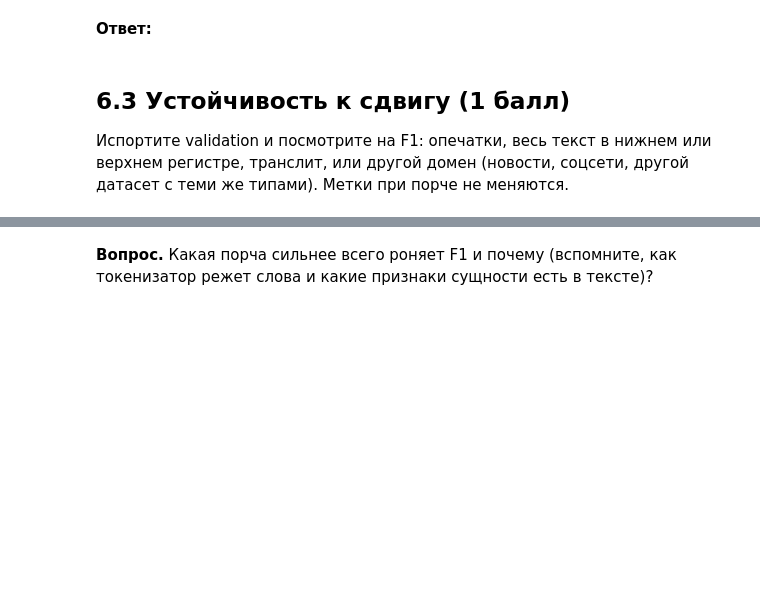
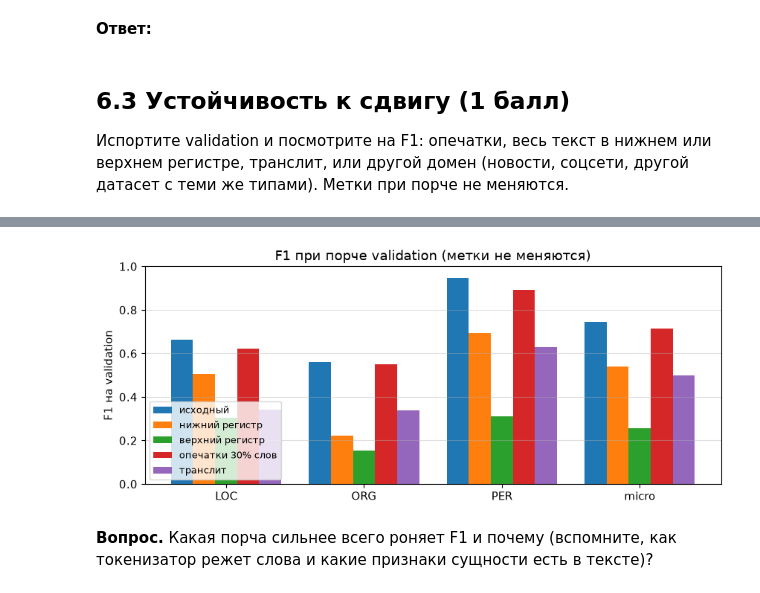
Before and after one commit to paulhowever/dl_2026_j3310_ai, a Jupyter notebook: hw2/hw2_nlp.ipynb, the cells around one changed output, grey strips where cells are left out. Cells and saved outputs as stored; diff of their text form; code cells hidden in the pictures; blank space fills up the shorter version.

Commit message:
Бонусы 6.1–6.5

```diff
--- a/hw2/hw2_nlp.ipynb
+++ b/hw2/hw2_nlp.ipynb
@@ -114,7 +114,7 @@ print(device, DEVICE_NAME)
 mps mps
 # %%
 FAST_MODE = False   # True - отладка, False - финальный прогон
-BONUS_TASKS = set()   # например {'6.3', '6.5'}; пустое множество отключает все бонусы
+BONUS_TASKS = {'6.1', '6.2', '6.3', '6.4', '6.5'}   # пустое множество отключает все бонусы
 assert BONUS_TASKS <= {'6.1', '6.2', '6.3', '6.4', '6.5'}
 
 SEED = 0
@@ -1232,5 +1542,84 @@ if '6.2' in BONUS_TASKS:
 Испортите validation и посмотрите на F1: опечатки, весь текст в нижнем или верхнем регистре, транслит, или другой домен (новости, соцсети, другой датасет с теми же типами). Метки при порче не меняются.
 # %%
 if '6.3' in BONUS_TASKS:
-    # ваш код
-    raise NotImplementedError
+    CYR = 'абвгдеёжзийклмнопрстуфхцчшщъыьэюя'
+    LAT = 'abcdefghijklmnopqrstuvwxyz'
+    TRANSLIT = dict(zip(CYR, ['a', 'b', 'v', 'g', 'd', 'e', 'e', 'zh', 'z', 'i', 'y', 'k', 'l', 'm', 'n', 'o', 'p', 'r', 's', 't',
+                              'u', 'f', 'kh', 'ts', 'ch', 'sh', 'shch', '', 'y', '', 'e', 'yu', 'ya']))
+
+    def translit(word):
+        # упрощенная латиница (близко к загранпаспорту): ъ и ь пропадают, заглавные буквы остаются заглавными
+        out = ''.join((TRANSLIT[c.lower()].capitalize() if c.isupper() else TRANSLIT[c]) if c.lower() in TRANSLIT else c
+                      for c in word)
+        return out or word
+
+    def typo(word, rng):
+        # одна правка внутри слова (первая и последняя буквы на месте): перестановка соседних, пропуск, удвоение или замена
+        i = rng.randrange(1, len(word) - 1)
+        op = rng.choice(['swap', 'drop', 'double', 'replace'])
+        if op == 'swap':
+            return word[:i] + word[i + 1] + word[i] + word[i + 2:]
+        if op == 'drop':
+            return word[:i] + word[i + 1:]
+        if op == 'double':
+            return word[:i] + word[i] + word[i:]
+        alphabet = CYR if word[i].lower() in CYR else LAT
+        new = rng.choice(alphabet.replace(word[i].lower(), ''))
+        return word[:i] + (new.upper() if word[i].isupper() else new) + word[i + 1:]
+
+    TYPO_RATE = 0.3
+    corruptions = {
+        'исходный': lambda ws, rng: list(ws),
+        'нижний регистр': lambda ws, rng: [w.lower() for w in ws],
+        'верхний регистр': lambda ws, rng: [w.upper() for w in ws],
+        f'опечатки {TYPO_RATE:.0%} слов': lambda ws, rng: [typo(w, rng) if len(w) >= 4 and w.isalpha() and rng.random() < TYPO_RATE
+                                                           else w for w in ws],
+        'транслит': lambda ws, rng: [translit(w) for w in ws],
+    }
+    # пример: первое предложение validation с сущностью из 4+ букв
+    ex_i, ex_w = next((i, w) for i, (ws, gs) in enumerate(zip(val_tokens, val_gold))
+                      for w, g in zip(ws, gs) if g != 'O' and len(w) >= 4 and w.isalpha())
+    shift = {}
+    for name, corrupt in corruptions.items():
+        rng = random.Random(SEED)
+        tokens_c = [corrupt(ws, rng) for ws in val_tokens]
+        enc = tokenizer(tokens_c, is_split_into_words=True)
+        n_sub = np.array([len(ids) - 2 for ids in enc['input_ids']])
+        n_unk = sum(i == tokenizer.unk_token_id for ids in enc['input_ids'] for i in ids)
+        changed_ent = np.mean([a != b for ws, cs, gs in zip(val_tokens, tokens_c, val_gold) for a, b, g in zip(ws, cs, gs) if g != 'O'])
+        pred = predict_word_tags(model, tokens_c)
+        scores = full_scores(val_gold, pred)
+        errs = collections.Counter(c for g, p in zip(val_gold, pred) for c, _, _ in categorize_errors(bio_to_spans(g), bio_to_spans(p)))
+        shift[name] = dict(**scores, subwords_per_word=n_sub.sum() / sum(map(len, tokens_c)), unk=int(n_unk),
+                           truncated=int(np.sum(n_sub + 2 > MAX_LENGTH)), changed_entity_words=float(changed_ent),
+                           errors={c: errs[c] for c in ERROR_CATEGORIES}, example=' '.join(tokens_c[ex_i][:14]))
+
+    print(f'{"порча":<18}{"F1 micro":>9}{"F1 macro":>9}{"P":>8}{"R":>8}{"tokF1":>8}' + ''.join(f'{t:>7}' for t in ENTITY_TYPES)
+          + f'{"саб/слово":>10}{"UNK":>6}{"обрезано":>9}{"изм. сущн.":>11}')
+    for name, s in shift.items():
+        print(f'{name:<18}{s["f1_micro"]:>9.4f}{s["f1_macro"]:>9.4f}{s["precision"]:>8.4f}{s["recall"]:>8.4f}{s["token_f1"]:>8.4f}'
+              + ''.join(f'{s["per_type"][t]["f1-score"]:>7.3f}' for t in ENTITY_TYPES)
+              + f'{s["subwords_per_word"]:>10.2f}{s["unk"]:>6}{s["truncated"]:>9}{s["changed_entity_words"]:>11.0%}')
+    print('\nкатегории ошибок (как в 5.1):')
+    for name, s in shift.items():
+        print(f'  {name:<18}', s['errors'])
+    print(f'\nпример: начало предложения validation #{ex_i} и разбиение слова сущности на сабворды:')
+    for name, corrupt in corruptions.items():
+        w = corrupt([ex_w], random.Random(3))[0]
+        print(f'  {name:<18}{shift[name]["example"]}  |  {w} -> {tokenizer.tokenize(w)}')
+
+    fig, ax = plt.subplots(figsize=(10, 3.8))
+    width = 0.8 / len(shift)
+    for k, (name, s) in enumerate(shift.items()):
+        vals = [s['per_type'][t]['f1-score'] for t in ENTITY_TYPES] + [s['f1_micro']]
+        ax.bar(np.arange(len(vals)) + (k - (len(shift) - 1) / 2) * width, vals, width, label=name)
+    ax.set_xticks(range(len(ENTITY_TYPES) + 1), ENTITY_TYPES + ['micro'])
+    ax.set_ylabel('F1 на validation')
+    ax.set_ylim(0, 1)
+    ax.legend(loc='lower left', fontsize=9)
+    ax.grid(True, axis='y', alpha=0.4)
+    ax.set_title('F1 при порче validation (метки не меняются)')
+    plt.show()
+
+    bonus['6.3'] = {name: {k: v for k, v in s.items() if k != 'example'} for name, s in shift.items()}
+# %% [output]
@@ -1237,3 +1646,4 @@ if '6.3' in BONUS_TASKS:
+[figure, added]
 # %% [markdown]
 **Вопрос.** Какая порча сильнее всего роняет F1 и почему (вспомните, как токенизатор режет слова и какие признаки сущности есть в тексте)?
 # %% [markdown]
```
Also changed, not shown: parts of 20 cells of this notebook, 1 other file.
